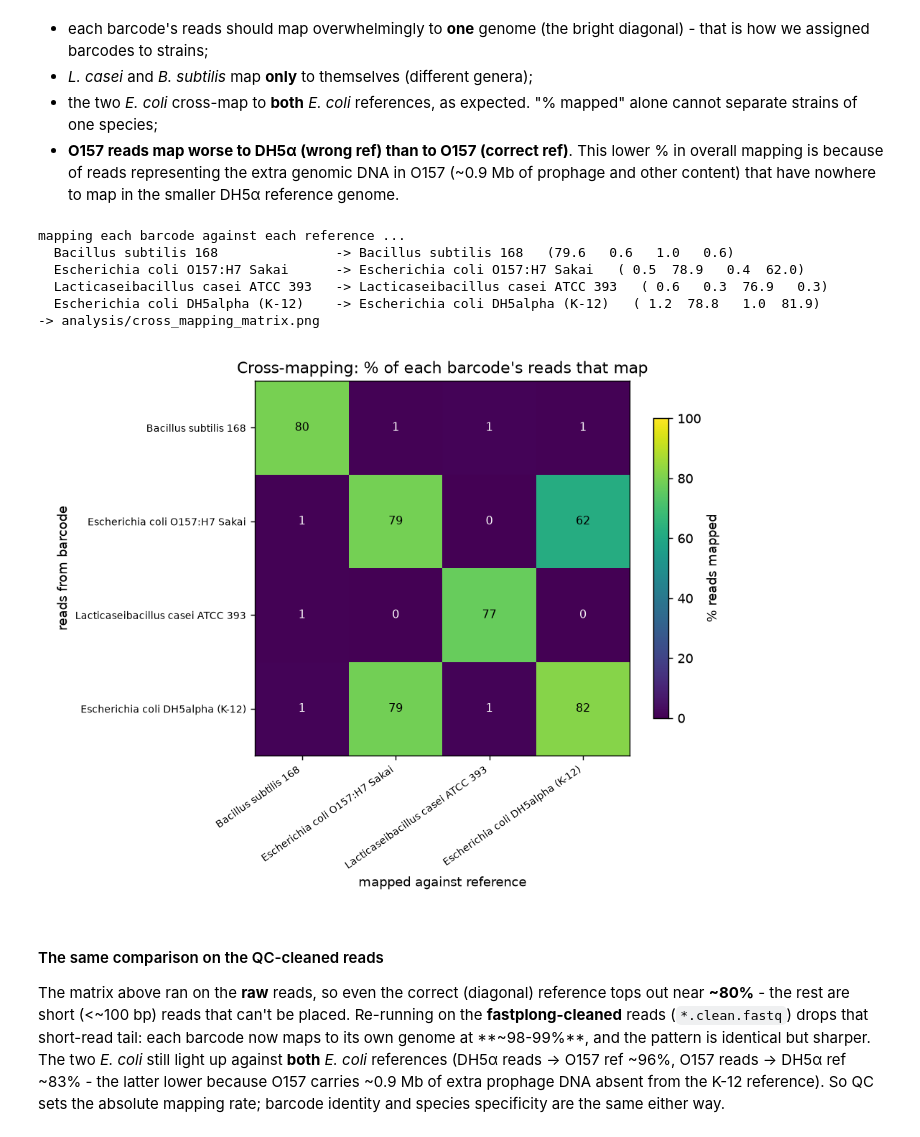
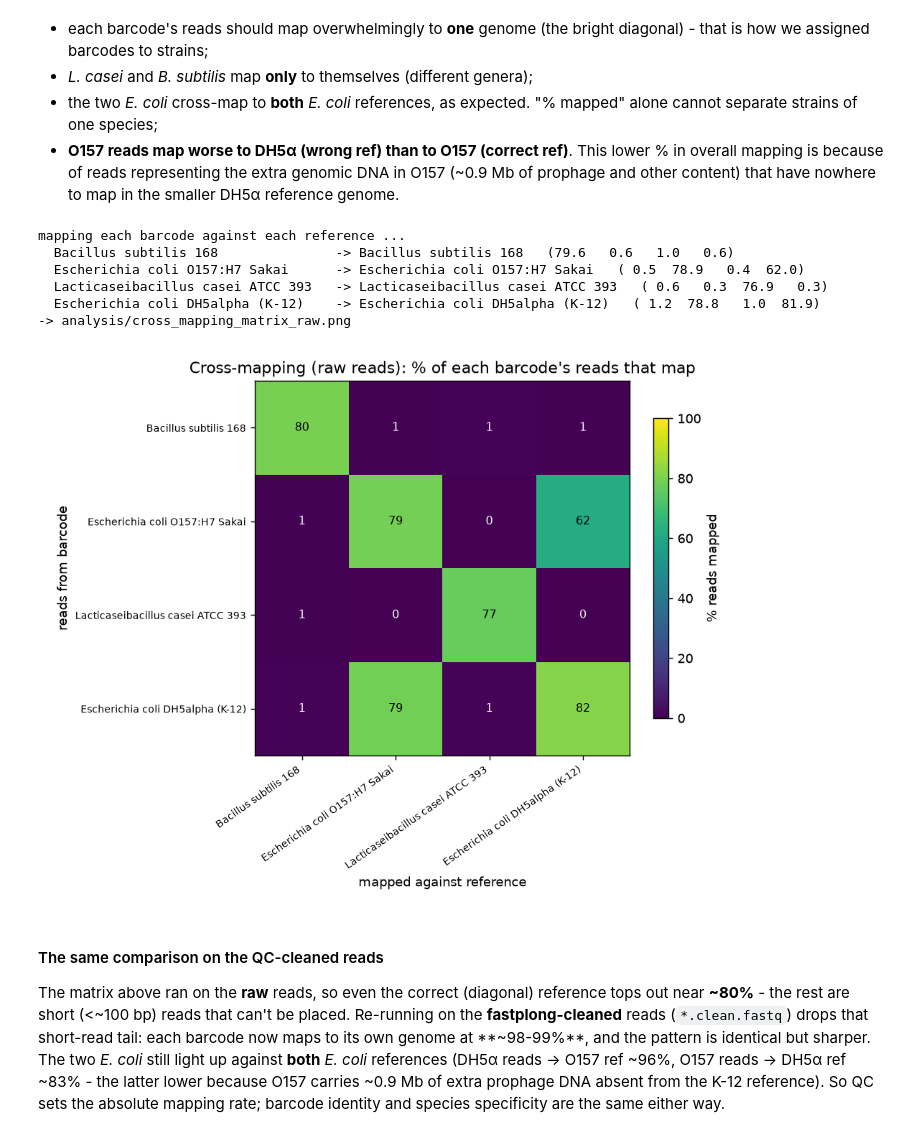
Before and after one commit to toddblev/bacto-ont, a Jupyter notebook: bacto_ont.ipynb, the cells around one changed output. Drawn from its saved outputs; the diff is of its cells as text; code cells hidden in the pictures.

```diff
--- a/bacto_ont.ipynb
+++ b/bacto_ont.ipynb
@@ -608,17 +611,19 @@ Here we map **every barcode against every reference** and record the percentage
 - the two *E. coli* cross-map to **both** *E. coli* references, as expected. "% mapped" alone cannot separate strains of one species;
 - **O157 reads map worse to DH5&alpha; (wrong ref) than to O157 (correct ref)**. This lower % in overall mapping is because of reads representing the extra genomic DNA in O157 (~0.9 Mb of prophage and other content) that have nowhere to map in the smaller DH5&alpha; reference genome.
 # %%
-! python analysis/cross_mapping_matrix.py --reads-dir reads
+! python analysis/cross_mapping_matrix.py --reads-dir reads --suffix .fastq \
+        --out analysis/cross_mapping_matrix_raw.png \
+        --title "Cross-mapping (raw reads): % of each barcode's reads that map"
 from IPython.display import Image
-Image("analysis/cross_mapping_matrix.png")
+Image("analysis/cross_mapping_matrix_raw.png")
 # %% [output]
 mapping each barcode against each reference ...
   Bacillus subtilis 168               -> Bacillus subtilis 168   (79.6   0.6   1.0   0.6)
   Escherichia coli O157:H7 Sakai      -> Escherichia coli O157:H7 Sakai   ( 0.5  78.9   0.4  62.0)
   Lacticaseibacillus casei ATCC 393   -> Lacticaseibacillus casei ATCC 393   ( 0.6   0.3  76.9   0.3)
   Escherichia coli DH5alpha (K-12)    -> Escherichia coli DH5alpha (K-12)   ( 1.2  78.8   1.0  81.9)
--> analysis/cross_mapping_matrix.png
+-> analysis/cross_mapping_matrix_raw.png
-[figure, old version]
+[figure, new version]
 # %% [markdown]
 #### The same comparison on the QC-cleaned reads
 
```
Also changed, not shown: parts of 4 cells of this notebook, 2 other files.
